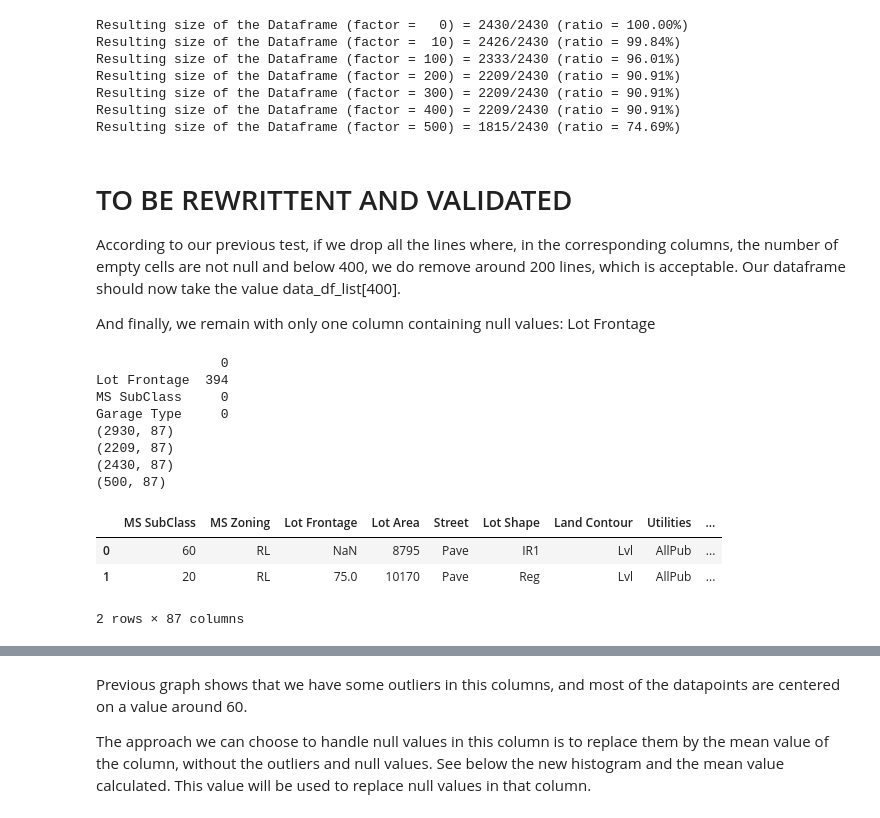
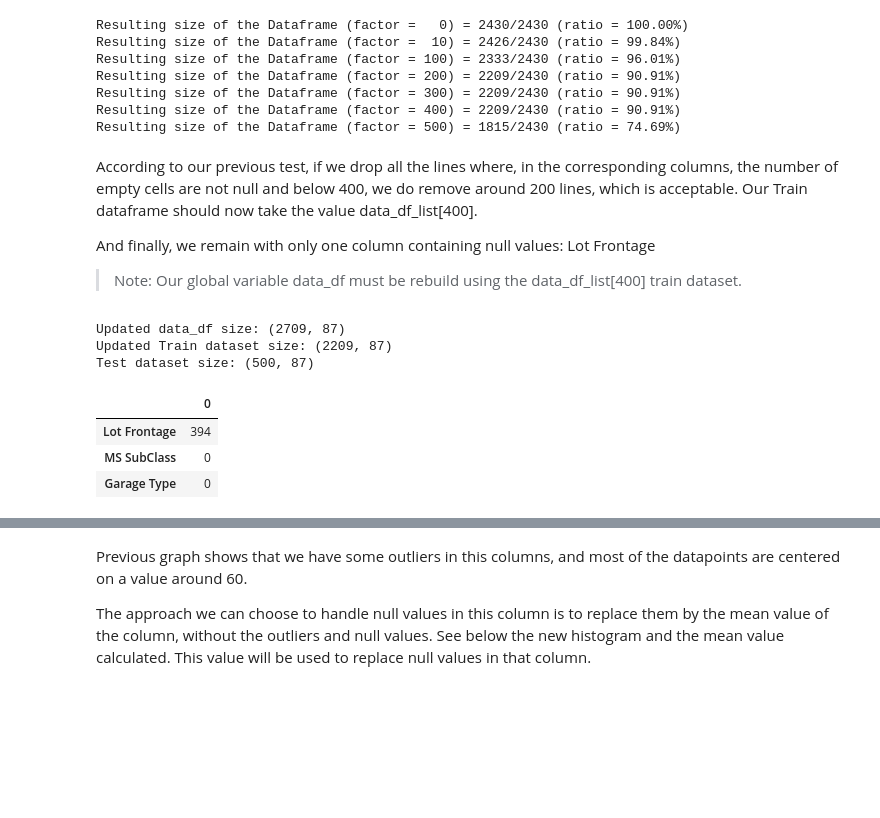
Before and after one commit to xnicolovici/machine_learning, a Jupyter notebook: notebooks/Course No 3/09. Course project/03. Part 2 - House prices/house-prices-solution.ipynb, the cells around one changed output, grey strips where cells are left out. Drawn from its saved outputs; the diff is of its cells as text; code cells hidden in the pictures; blank space fills up the shorter version.

```diff
--- a/notebooks/Course No 3/09. Course project/03. Part 2 - House prices/house-prices-solution.ipynb
+++ b/notebooks/Course No 3/09. Course project/03. Part 2 - House prices/house-prices-solution.ipynb
@@ -437,34 +437,32 @@ Resulting size of the Dataframe (factor = 300) = 2209/2430 (ratio = 90.91%)
 Resulting size of the Dataframe (factor = 400) = 2209/2430 (ratio = 90.91%)
 Resulting size of the Dataframe (factor = 500) = 1815/2430 (ratio = 74.69%)
 # %% [markdown]
-# TO BE REWRITTENT AND VALIDATED
-According to our previous test, if we drop all the lines where, in the corresponding columns, the number of empty cells are not null and below 400, we do remove around 200 lines, which is acceptable. Our dataframe should now take the value data_df_list[400].
+According to our previous test, if we drop all the lines where, in the corresponding columns, the number of empty cells are not null and below 400, we do remove around 200 lines, which is acceptable. Our Train dataframe should now take the value data_df_list[400].
 
 And finally, we remain with only one column containing null values: Lot Frontage
+
+> Note: Our global variable data_df must be rebuild using the data_df_list[400] train dataset.
 # %%
-temp_df = train_df_list[400]
-# Display columns with empty values, sorted descending
+# Rebuild our global data_df variable using train_df_list[400] as new Train dataset
+data_df = pd.concat([train_df_list[400], getTestDataset().copy()], sort=False)
+
+# Control dataframes size
+print("Updated data_df size:",data_df.shape)
+print("Updated Train dataset size:",getTrainDataset().shape)
+print("Test dataset size:",getTestDataset().shape)
+
+
+# Display columns with empty values, sorted descending, in our updated Train dataset
 # Ignore SalePrice as it is normal that we have null values in it (it's our test set)
-print(train_df_list[400].drop('SalePrice',axis=1).isnull().sum().to_frame().sort_values(0, ascending = False).head(3))
-
-print(data_df.shape)
-print(temp_df.shape)
-print(getTrainDataset().shape)
-print(getTestDataset().shape)
-data_df.head(2)
+train_df_list[400].drop('SalePrice',axis=1).isnull().sum().to_frame().sort_values(0, ascending = False).head(3)
 # %% [output]
-                0
-Lot Frontage  394
-MS SubClass     0
-Garage Type     0
-(2930, 87)
-(2209, 87)
-(2430, 87)
-(500, 87)
+Updated data_df size: (2709, 87)
+Updated Train dataset size: (2209, 87)
+Test dataset size: (500, 87)
-|  | MS SubClass | MS Zoning | Lot Frontage | Lot Area | Street | Lot Shape | Land Contour | Utilities | ... |
-| 0 | 60 | RL | NaN | 8795 | Pave | IR1 | Lvl | AllPub | ... |
-| 1 | 20 | RL | 75.0 | 10170 | Pave | Reg | Lvl | AllPub | ... |
+|  | 0 |
+| Lot Frontage | 394 |
+| MS SubClass | 0 |
+| Garage Type | 0 |
-2 rows × 87 columns
 # %% [markdown]
 Let's have a look at this column to determine what to do with empty cells.
 
```
Also changed, not shown: parts of 25 cells of this notebook.
